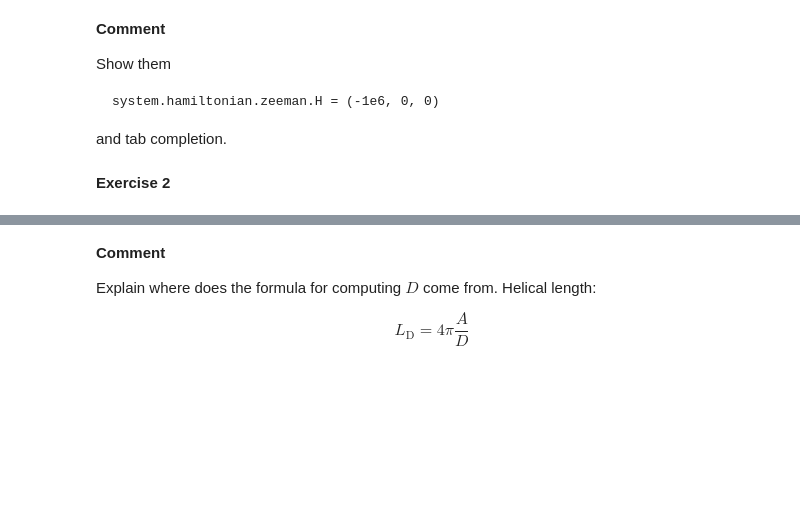
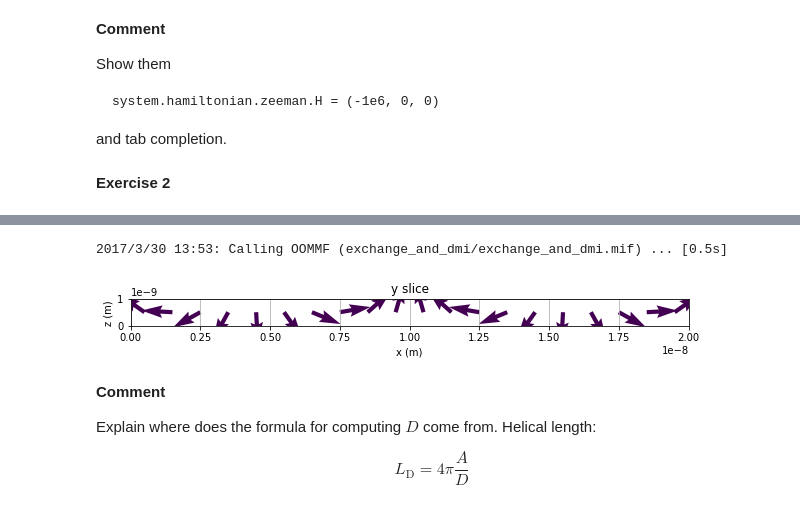
Before and after one commit to joommf-attic/tutorial, a Jupyter notebook: hamiltonian.ipynb, the cells around one changed output, grey strips where cells are left out. Saved outputs shown, nothing was run; the diff lists cells and outputs as text; code cells hidden in the pictures; blank space fills up the shorter version.

```diff
--- a/hamiltonian.ipynb
+++ b/hamiltonian.ipynb
@@ -225,4 +227,14 @@ system.m.plot_slice("y", 0);
 [figure]
+# %%
+system.hamiltonian.dmi.D = 12.56e-3
+
+md = oc.MinDriver()
+md.drive(system)
+
+system.m.plot_slice("y", 0);
+# %% [output]
+2017/3/30 13:53: Calling OOMMF (exchange_and_dmi/exchange_and_dmi.mif) ... [0.5s]
+[figure, added]
 # %% [markdown]
 **Comment**
 
```
Also changed, not shown: parts of 11 cells of this notebook, 3 other files.
